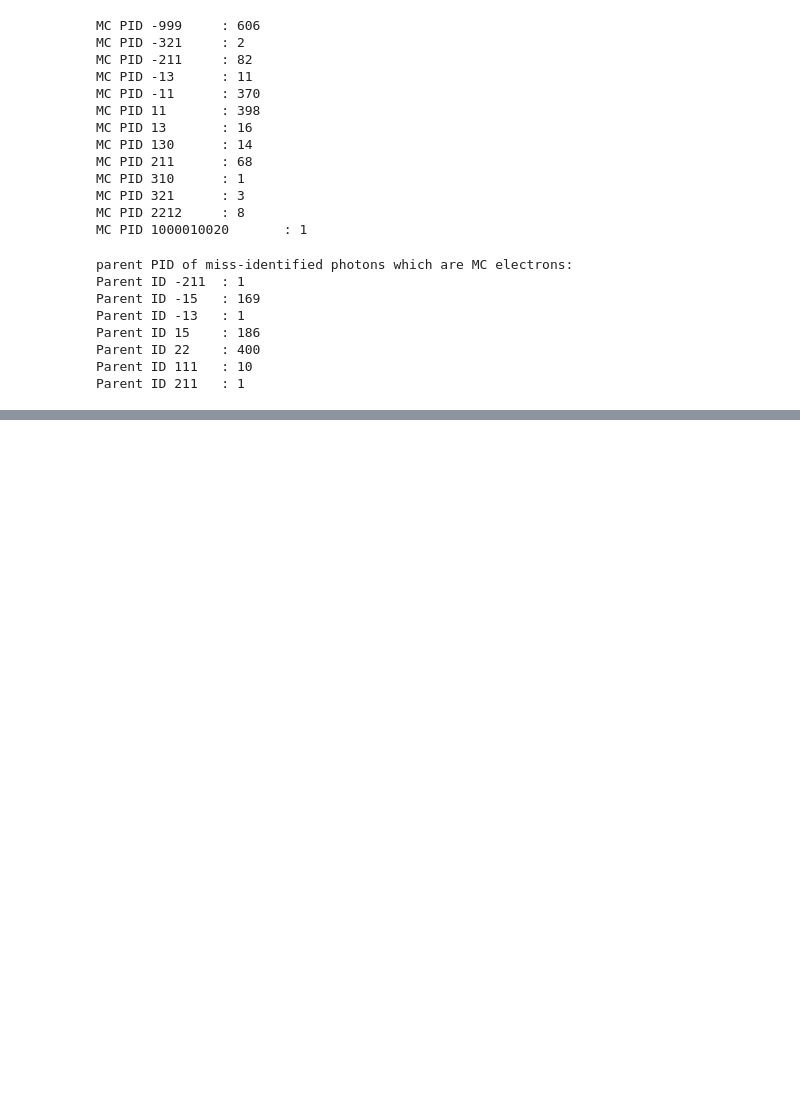
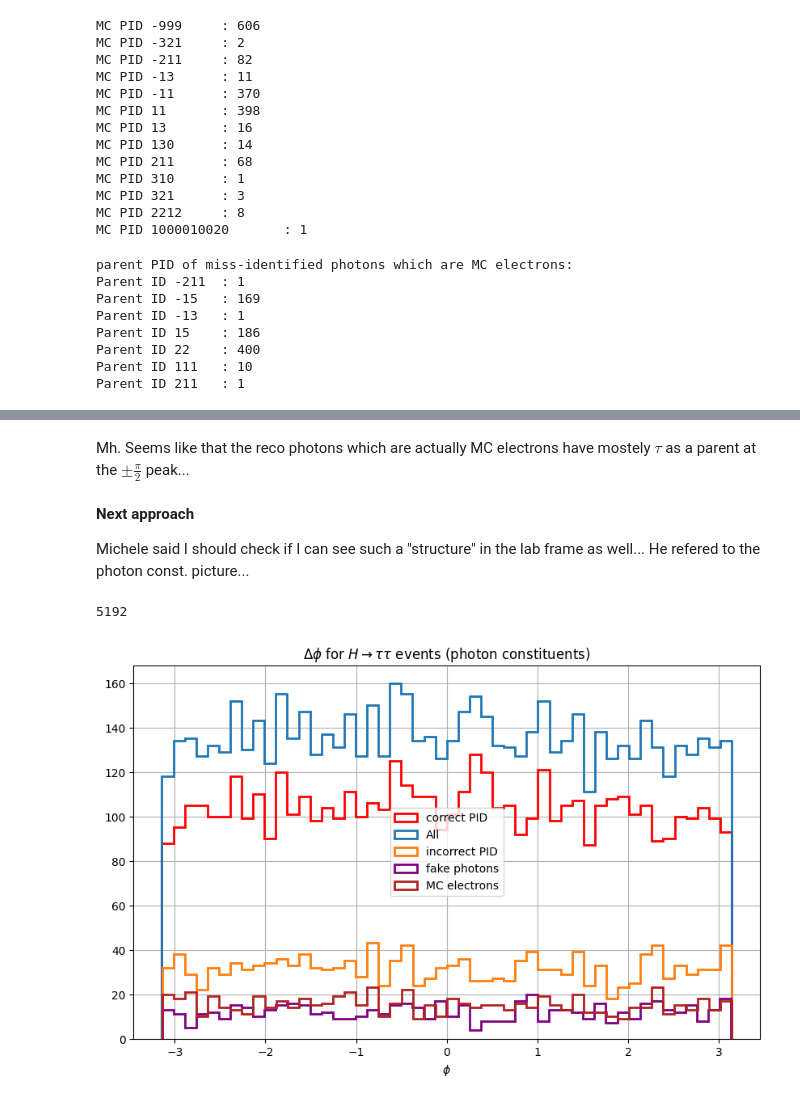
Before and after one commit to saracreates/TaggingResults, a Jupyter notebook: debug_relphi_tau.ipynb, the cells around one changed output, grey strips where cells are left out. Saved outputs shown, nothing was run; the diff lists cells and outputs as text; code cells hidden in the pictures; blank space fills up the shorter version.

```diff
--- a/debug_relphi_tau.ipynb
+++ b/debug_relphi_tau.ipynb
@@ -245,0 +294,30 @@ Parent ID 211   : 1
+# %% [markdown]
+Mh. Seems like that the reco photons which are actually MC electrons have mostely $\tau$ as a parent at the $\pm \frac{\pi}{2} $ peak...
+# %% [markdown]
+**Next approach**
+
+Michele said I should check if I can see such a "structure" in the lab frame as well... He refered to the photon const. picture...
+# %%
+phi_gamma_const = get_chad_elements(data["pfcand_phi"], index)
+# %%
+plt.figure(figsize=(10, 6))
+
+ind_corr = np.where(pid_MC[0] == pid_reco[0])
+ind_incorr = np.where(pid_MC[0] != pid_reco[0])
+ind_noMC = np.where(pid_MC[0] == -999)
+ind_fake_e = np.where(abs(pid_MC[0]) == 11)
+print(len(ind_corr[0]))
+
+plt.hist(phi_gamma_const[0][ind_corr], bins=50, histtype='step', linewidth=2.0, density=False, label="correct PID", color='red')
+plt.hist(phi_gamma_const[0], bins=50, histtype='step', linewidth=2.0, density=False, label="All")
+plt.hist(phi_gamma_const[0][ind_incorr], bins=50, histtype='step', linewidth=2.0, density=False, label="incorrect PID")
+plt.hist(phi_gamma_const[0][ind_noMC], bins=50, histtype='step', linewidth=2.0, density=False, label="fake photons", color='purple')
+plt.hist(phi_gamma_const[0][ind_fake_e], bins=50, histtype='step', linewidth=2.0, density=False, label="MC electrons", color='firebrick')
+plt.legend()
+plt.title(r"$\Delta \phi$ for $H \rightarrow \tau \tau$ events (photon constituents)")
+plt.xlabel(r"$\phi$")
+plt.grid()
+plt.show()
+# %% [output]
+5192
+[figure, added]
```
Also changed, not shown: parts of 15 cells of this notebook, 1 other file.
